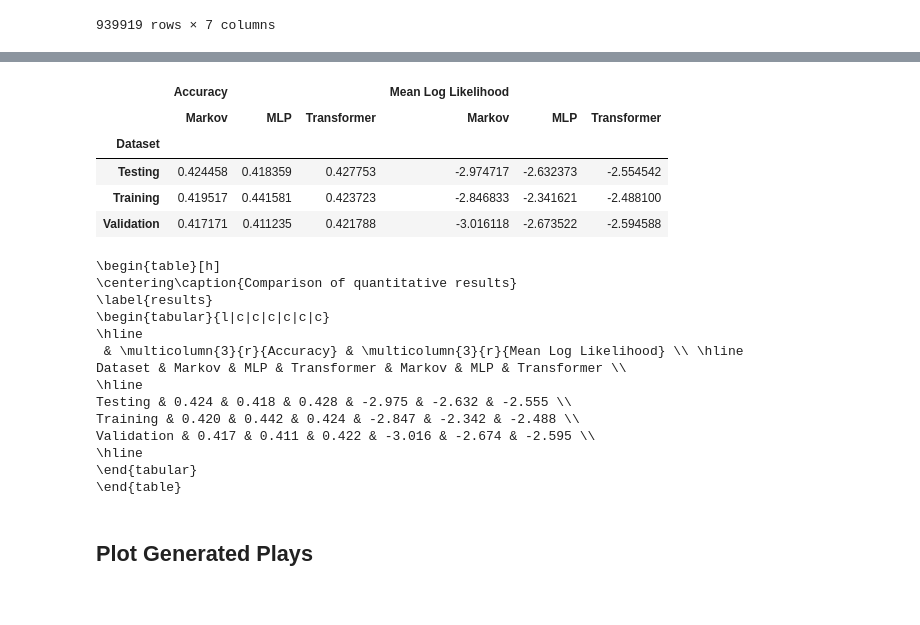
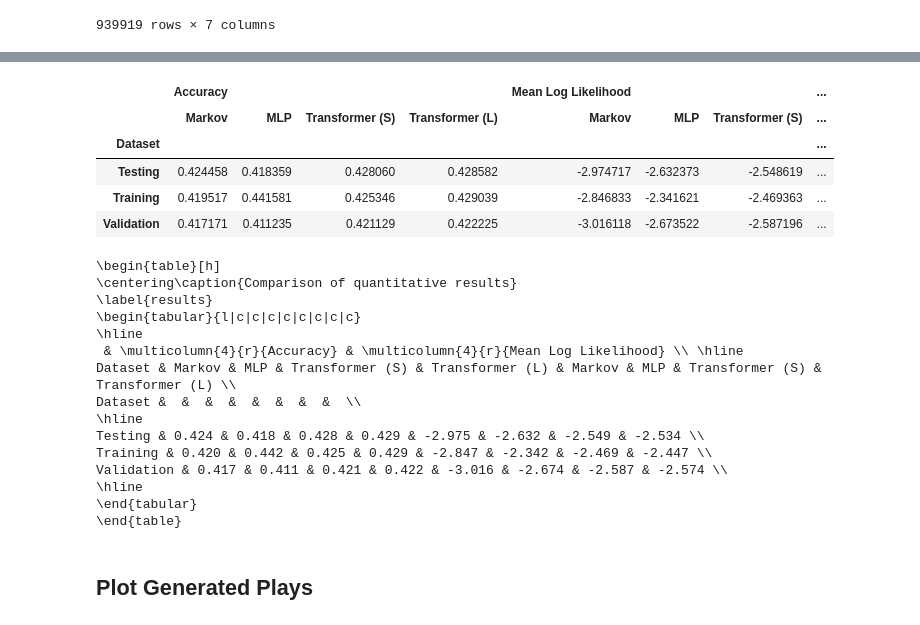
Before and after one commit to danielhocevar/Foundation-Model-for-Soccer, a Jupyter notebook: eval.ipynb, the cells around one changed output, grey strips where cells are left out. Cells and saved outputs as stored; diff of their text form; code cells hidden in the pictures.

Commit message:
Added trained models

```diff
--- a/eval.ipynb
+++ b/eval.ipynb
@@ -111,23 +114,30 @@ data_loader = torch.utils.data.DataLoader(
     batch_size=500
 )
 
-preds = []
-probs = []
+small_preds = []
+small_probs = []
+large_preds = []
+large_probs = []
 preds_mlp = []
 probs_mlp = []
 for x_bat, y_bat in tqdm(data_loader):
     y_bat = y_bat.to(device=device)
+    small_out = small_model(x_bat.to(device = device))
+    small_preds.append(small_out[:, -1, :].argmax(dim = 1).cpu())
+    small_probs.append(torch.softmax(small_out[:, -1], dim=1).gather(1, y_bat.unsqueeze(1)).squeeze().detach().cpu().numpy())
 
-    out = model(x_bat.to(device = device))
-    preds.append(out[:, -1, :].argmax(dim = 1).cpu())
-    probs.append(torch.softmax(out[:, -1], dim=1).gather(1, y_bat.unsqueeze(1)).squeeze().detach().cpu().numpy())
+    large_out = large_model(x_bat.to(device = device))
+    large_preds.append(large_out[:, -1, :].argmax(dim = 1).cpu())
+    large_probs.append(torch.softmax(large_out[:, -1], dim=1).gather(1, y_bat.unsqueeze(1)).squeeze().detach().cpu().numpy())
 
     out_mlp = model_mlp(x_bat.to(device = device))
     preds_mlp.append(out_mlp[:, -1, :].argmax(dim = 1).cpu())
     probs_mlp.append(torch.softmax(out_mlp[:, -1], dim=1).gather(1, y_bat.unsqueeze(1)).squeeze().detach().cpu().numpy())
 
-preds = torch.concat(preds)
-probs = np.concatenate(probs)
+small_preds = torch.concat(small_preds)
+small_probs = np.concatenate(small_probs)
+large_preds = torch.concat(large_preds)
+large_probs = np.concatenate(large_probs)
 preds_mlp = torch.concat(preds_mlp)
 probs_mlp = np.concatenate(probs_mlp)
 # %%
@@ -139,9 +149,13 @@ results = (
         accuracy_mlp = lambda d: d.y_true == d.y_pred_mlp,
         p_mlp = probs_mlp,
 
-        y_pred_transformer = vocab[preds],
-        accuracy_transformer = lambda d: d.y_true == d.y_pred_transformer,
-        p_transformer = probs
+        y_pred_transformer_small = vocab[small_preds],
+        accuracy_transformer_small = lambda d: d.y_true == d.y_pred_transformer_small,
+        p_transformer_small = small_probs,
+
+        y_pred_transformer_large = vocab[large_preds],
+        accuracy_transformer_large = lambda d: d.y_true == d.y_pred_transformer_large,
+        p_transformer_large = large_probs
     )
 )
 
@@ -163,36 +177,36 @@ results
 # %%
 import numpy as np
 def mean_log_likelihood(probs):
     return np.log(probs).mean()
 
 metrics = (
     results
     .groupby('dataset')
     .agg({
-        'accuracy_markov': 'mean', 'accuracy_mlp': 'mean', 'accuracy_transformer': 'mean',
-        'p_markov': mean_log_likelihood, 'p_mlp': mean_log_likelihood, 'p_transformer': mean_log_likelihood
+        'accuracy_markov': 'mean', 'accuracy_mlp': 'mean', 'accuracy_transformer_small': 'mean', 'accuracy_transformer_large': 'mean',
+        'p_markov': mean_log_likelihood, 'p_mlp': mean_log_likelihood, 'p_transformer_small': mean_log_likelihood, 'p_transformer_large': mean_log_likelihood
     })
     .rename_axis("Dataset")
     .rename(index = {'train': 'Training', 'val': 'Validation', 'test': 'Testing'})
 )
 
-metrics.columns = [['Accuracy', 'Accuracy', 'Accuracy', 'Mean Log Likelihood', 'Mean Log Likelihood', 'Mean Log Likelihood'],
-                   ['Markov', 'MLP', 'Transformer', 'Markov', 'MLP', 'Transformer']]
+metrics.columns = [['Accuracy', 'Accuracy', 'Accuracy', 'Accuracy', 'Mean Log Likelihood', 'Mean Log Likelihood', 'Mean Log Likelihood','Mean Log Likelihood'],
+                   ['Markov', 'MLP', 'Transformer (S)', 'Transformer (L)', 'Markov', 'MLP', 'Transformer (S)', 'Transformer (L)']]
 
 metrics
 # %% [output]
-|  | Accuracy |  |  | Mean Log Likelihood |  |  |
-|  | Markov | MLP | Transformer | Markov | MLP | Transformer |
-| Dataset |  |  |  |  |  |  |
-| Testing | 0.424458 | 0.418359 | 0.427753 | -2.974717 | -2.632373 | -2.554542 |
-| Training | 0.419517 | 0.441581 | 0.423723 | -2.846833 | -2.341621 | -2.488100 |
-| Validation | 0.417171 | 0.411235 | 0.421788 | -3.016118 | -2.673522 | -2.594588 |
+|  | Accuracy |  |  |  | Mean Log Likelihood |  |  | ... |
+|  | Markov | MLP | Transformer (S) | Transformer (L) | Markov | MLP | Transformer (S) | ... |
+| Dataset |  |  |  |  |  |  |  | ... |
+| Testing | 0.424458 | 0.418359 | 0.428060 | 0.428582 | -2.974717 | -2.632373 | -2.548619 | ... |
+| Training | 0.419517 | 0.441581 | 0.425346 | 0.429039 | -2.846833 | -2.341621 | -2.469363 | ... |
+| Validation | 0.417171 | 0.411235 | 0.421129 | 0.422225 | -3.016118 | -2.673522 | -2.587196 | ... |
 # %%
 print(
     metrics
     .to_latex(
         float_format="%.3f",
-        column_format = "l|c|c|c|c|c|c",
+        column_format = "l|c|c|c|c|c|c|c|c",
         caption = "Comparison of quantitative results",
         label = "results")
     .replace("toprule", "hline")
@@ -208,14 +222,15 @@ print(
 \begin{table}[h]
 \centering\caption{Comparison of quantitative results}
 \label{results}
-\begin{tabular}{l|c|c|c|c|c|c}
+\begin{tabular}{l|c|c|c|c|c|c|c|c}
 \hline
- & \multicolumn{3}{r}{Accuracy} & \multicolumn{3}{r}{Mean Log Likelihood} \\ \hline
-Dataset & Markov & MLP & Transformer & Markov & MLP & Transformer \\
+ & \multicolumn{4}{r}{Accuracy} & \multicolumn{4}{r}{Mean Log Likelihood} \\ \hline
+Dataset & Markov & MLP & Transformer (S) & Transformer (L) & Markov & MLP & Transformer (S) & Transformer (L) \\
+Dataset &  &  &  &  &  &  &  &  \\
 \hline
-Testing & 0.424 & 0.418 & 0.428 & -2.975 & -2.632 & -2.555 \\
-Training & 0.420 & 0.442 & 0.424 & -2.847 & -2.342 & -2.488 \\
-Validation & 0.417 & 0.411 & 0.422 & -3.016 & -2.674 & -2.595 \\
+Testing & 0.424 & 0.418 & 0.428 & 0.429 & -2.975 & -2.632 & -2.549 & -2.534 \\
+Training & 0.420 & 0.442 & 0.425 & 0.429 & -2.847 & -2.342 & -2.469 & -2.447 \\
+Validation & 0.417 & 0.411 & 0.421 & 0.422 & -3.016 & -2.674 & -2.587 & -2.574 \\
 \hline
 \end{tabular}
 \end{table}
```
Also changed, not shown: parts of 2 cells of this notebook, 5 other files.
